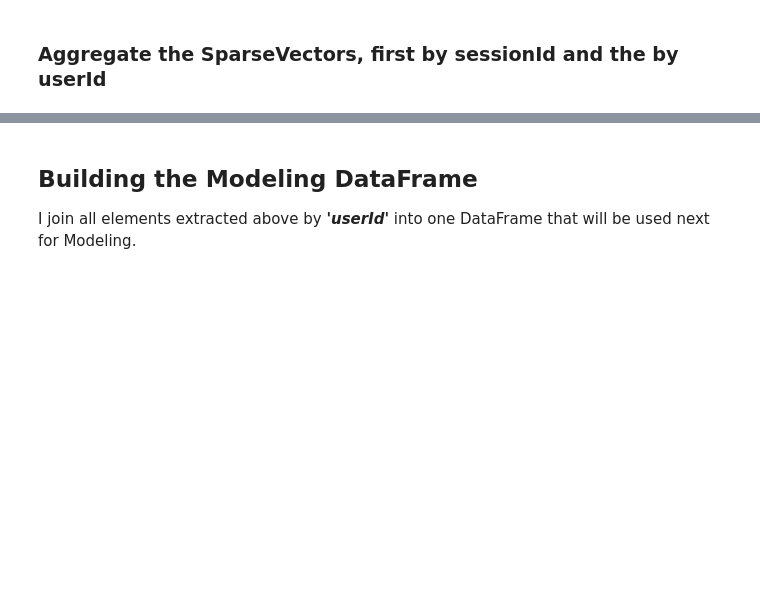
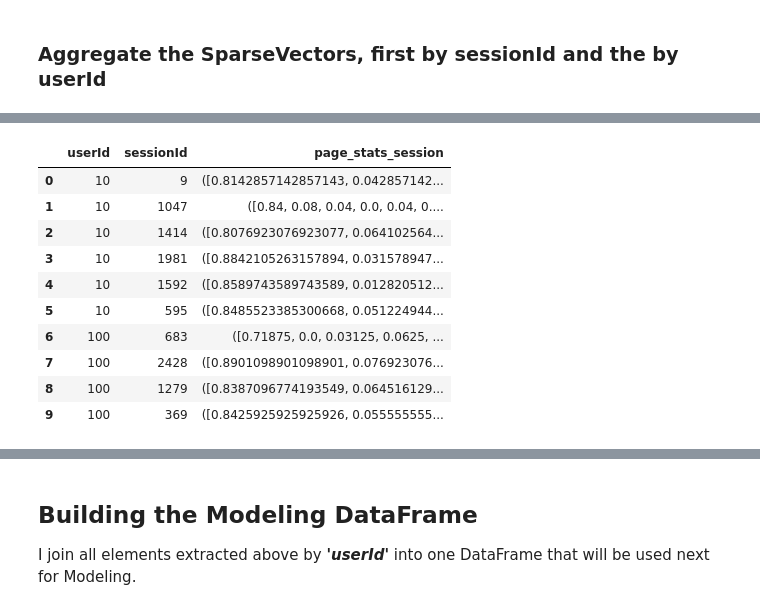
Before and after one commit to ChristopheBunn/Udacity-Data-Scientist-Nanodegree, a Jupyter notebook: Jupyter Notebooks/11 - Data Scientist Capstone/Sparkify_Bunn_v1.ipynb, the cells around one changed output, grey strips where cells are left out. Saved outputs shown, nothing was run; the diff lists cells and outputs as text; code cells hidden in the pictures; blank space fills up the shorter version.

```diff
--- a/Jupyter Notebooks/11 - Data Scientist Capstone/Sparkify_Bunn_v1.ipynb
+++ b/Jupyter Notebooks/11 - Data Scientist Capstone/Sparkify_Bunn_v1.ipynb
@@ -720,0 +745,19 @@ sparkify_encoded_df.select(cat_cols_to_display).toPandas().head(20)
+# %%
+# Aggregate page view vectors mean/variance/count per session
+summarizer = Summarizer.metrics('mean', 'variance', 'count')
+sparkify_cat_df = sparkify_encoded_df.groupby(['userId', 'sessionId']) \
+                                     .agg(summarizer.summary(sparkify_encoded_df.page_Vec).alias('page_stats_session')) \
+                                     .sort('userId')
+sparkify_cat_df.toPandas().head(10)
+# %% [output]
+|  | userId | sessionId | page_stats_session |
+| 0 | 10 | 9 | ([0.8142857142857143, 0.042857142... |
+| 1 | 10 | 1047 | ([0.84, 0.08, 0.04, 0.0, 0.04, 0.... |
+| 2 | 10 | 1414 | ([0.8076923076923077, 0.064102564... |
+| 3 | 10 | 1981 | ([0.8842105263157894, 0.031578947... |
+| 4 | 10 | 1592 | ([0.8589743589743589, 0.012820512... |
+| 5 | 10 | 595 | ([0.8485523385300668, 0.051224944... |
+| 6 | 100 | 683 | ([0.71875, 0.0, 0.03125, 0.0625, ... |
+| 7 | 100 | 2428 | ([0.8901098901098901, 0.076923076... |
+| 8 | 100 | 1279 | ([0.8387096774193549, 0.064516129... |
+| 9 | 100 | 369 | ([0.8425925925925926, 0.055555555... |
```
Also changed, not shown: parts of 5 cells of this notebook.
